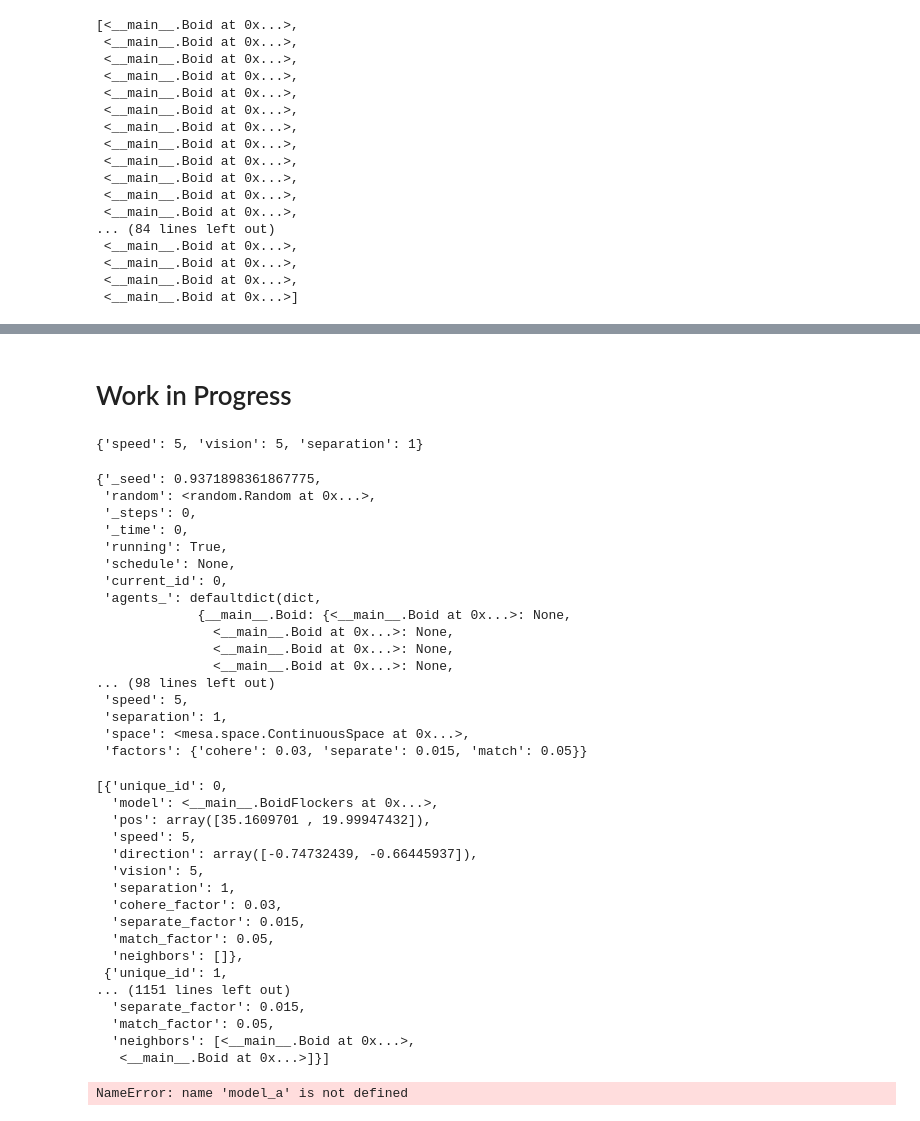
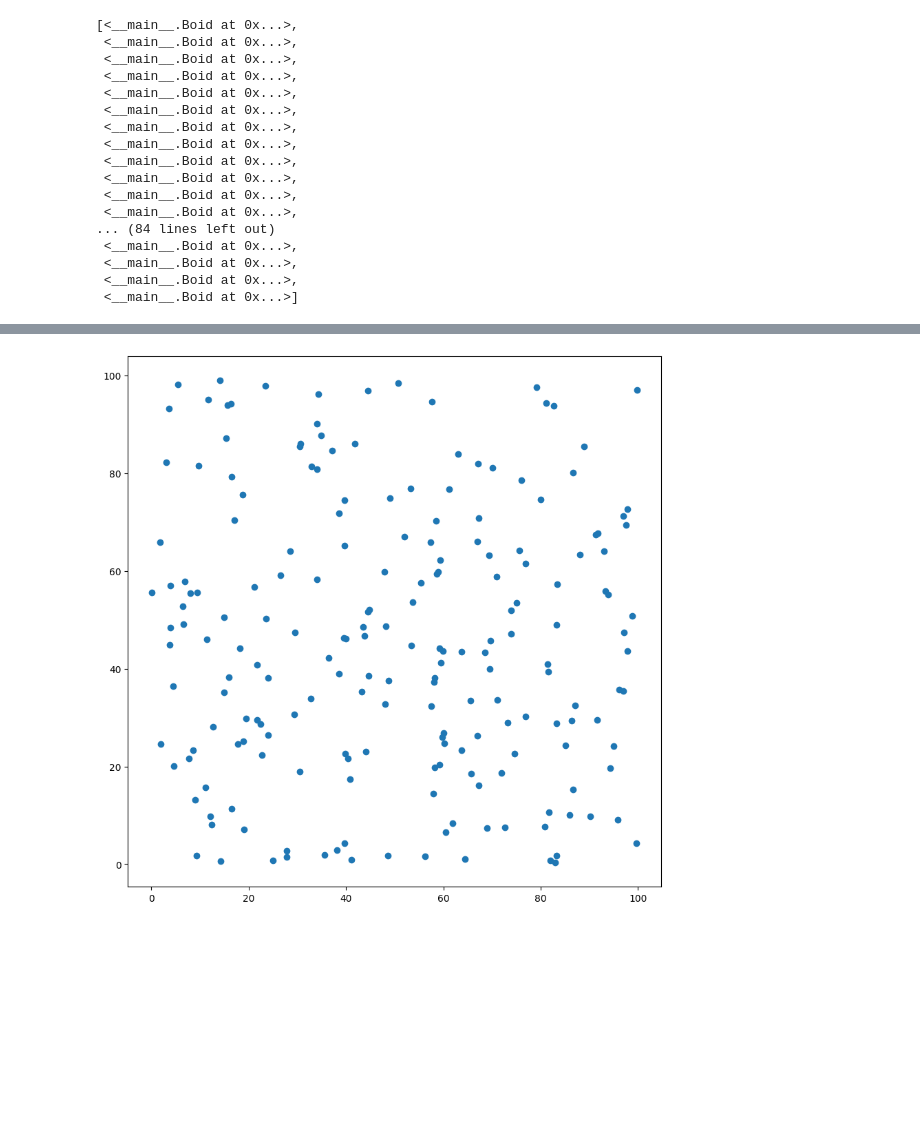
Before and after one commit to Chan-Dong-Jun/mesa-forked, a Jupyter notebook: mesa/Tutorial for new caching grid.ipynb, the cells around one changed output, grey strips where cells are left out. Saved outputs shown, nothing was run; the diff lists cells and outputs as text; code cells hidden in the pictures; blank space fills up the shorter version.

Commit message:
test visualsation rendering

```diff
--- a/mesa/Tutorial for new caching grid.ipynb
+++ b/mesa/Tutorial for new caching grid.ipynb
@@ -305,2 +77,0 @@ from pathlib import Path
-# %%
-model = SugarscapeCg(width=50, height=50, initial_population=100)
@@ -413,9 +228,13 @@ defaultdict(dict,
 # %%
-reconstructed_model = mesa.Model()
+# update_counter = solara.reactive(0)
+# reconstructed_model = solara.reactive(None)  # Initialize the reactive model variable here
+
+reconstructed_model = CustomBoidFlockers()
+
 column_list = df.columns
 agent_list = []
 for idx, row in df.iterrows():
-    agent = Boid(None, reconstructed_model, None, None, None, None)
+    agent = Boid(reconstructed_model, None, None, None, None)
     for column in column_list:
         setattr(agent, column, row[column])
     agent_list.append(agent)
@@ -462,57 +259,0 @@ for i in reconstructed_model.agents:
-# %% [markdown]
-# Work in Progress
-# %%
-def get_top_level_data(params_list):
-    top_level_data = {}
-    for param in params_list:
-        top_level_data[param] = cacheable_model.model.__dict__[param]
-    return top_level_data
-get_top_level_data([ 'speed', 'vision',  'separation'])
-# %% [output]
-{'speed': 5, 'vision': 5, 'separation': 1}
-# %%
-#model
-model.__dict__
-# %% [output]
-{'_seed': 0.9371898361867775,
- 'random': <random.Random at 0x...>,
- '_steps': 0,
- '_time': 0,
- 'running': True,
- 'schedule': None,
- 'current_id': 0,
- 'agents_': defaultdict(dict,
-             {__main__.Boid: {<__main__.Boid at 0x...>: None,
-               <__main__.Boid at 0x...>: None,
-               <__main__.Boid at 0x...>: None,
-               <__main__.Boid at 0x...>: None,
-... (98 lines left out)
- 'speed': 5,
- 'separation': 1,
- 'space': <mesa.space.ContinuousSpace at 0x...>,
- 'factors': {'cohere': 0.03, 'separate': 0.015, 'match': 0.05}}
-# %%
-#agent
-agent_dict = list(model.agents_.values())
-complete_row_data_deserialized = []
-for key, val in agent_dict[0].items():
-    complete_row_data_deserialized.append(key.__dict__)
-complete_row_data_deserialized
-# %% [output]
-[{'unique_id': 0,
-  'model': <__main__.BoidFlockers at 0x...>,
-  'pos': array([35.1609701 , 19.99947432]),
-  'speed': 5,
-  'direction': array([-0.74732439, -0.66445937]),
-  'vision': 5,
-  'separation': 1,
-  'cohere_factor': 0.03,
-  'separate_factor': 0.015,
-  'match_factor': 0.05,
-  'neighbors': []},
- {'unique_id': 1,
-... (1151 lines left out)
-  'separate_factor': 0.015,
-  'match_factor': 0.05,
-  'neighbors': [<__main__.Boid at 0x...>,
-   <__main__.Boid at 0x...>]}]
@@ -538,17 +260,18 @@ def get_agent_data(self, parameters):
 # %%
+# test plotting
+
 import matplotlib.pyplot as plt
 def draw_boids(model):
     x_vals = []
     y_vals = []
     for boid in model.agents:
         x, y = boid.pos
         x_vals.append(x)
         y_vals.append(y)
     fig = plt.figure(figsize=(10, 10))
     ax = fig.add_subplot(111)
     ax.scatter(x_vals, y_vals)
+draw_boids(reconstructed_model)
+# %% [output]
+[figure, added]
-# %%
-draw_boids(model_a)
-# %% [output]
-NameError: name 'model_a' is not defined
 # %%
```
Also changed, not shown: parts of 25 cells of this notebook, 1 other file.
